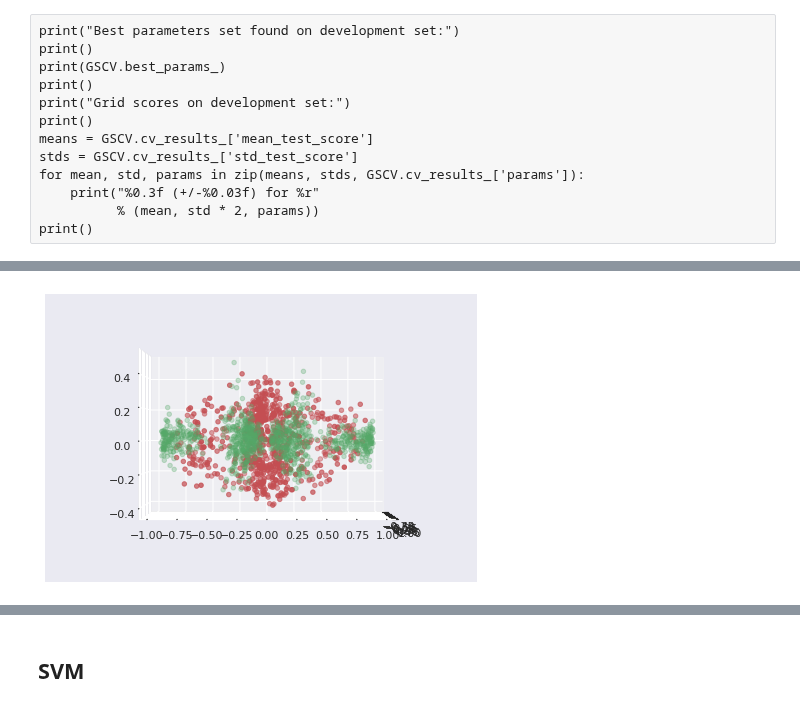
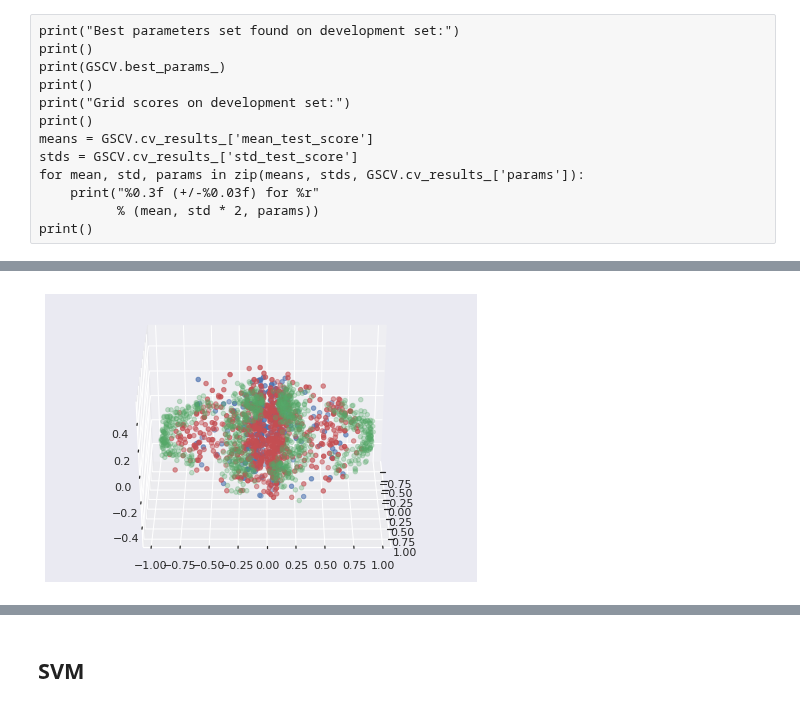
Before and after one commit to Paolo97Gll/bachelor_thesis, a Jupyter notebook: ml_models/ml_model-test.ipynb, the cells around one changed output, grey strips where cells are left out. Drawn from its saved outputs; the diff is of its cells as text; code cells hidden in the pictures.

```diff
--- a/ml_models/ml_model-test.ipynb
+++ b/ml_models/ml_model-test.ipynb
@@ -44,6 +44,8 @@ with pd.HDFStore('../classification/ris/OUT-classified-merged.h5', mode='r') as
                 target = np.concatenate((target, np.zeros(len(in_data[group].to_numpy()))))
             else:
                 print("ERROR.")
+    data = np.concatenate((data, in_data['MULTI_GLITCH'].to_numpy()))
+    target = np.concatenate((target, np.ones(len(in_data['MULTI_GLITCH'].to_numpy()))*2))
 # %% [raw]
 print(data)
 data.sort()
@@ -152,5 +150,5 @@ KeyboardInterrupt:
 # %%
 from sklearn.decomposition import PCA
-pca = PCA(n_components=3)
+pca = PCA(n_components=2)
 from sklearn.preprocessing import normalize
 Xproj = pca.fit_transform(normalize(data))
@@ -157,17 +198,19 @@ Xproj = pca.fit_transform(normalize(data))
 # %%
 import matplotlib.pyplot as plt
 from mpl_toolkits.mplot3d import axes3d, Axes3D #<-- Note the capitalization!
 from IPython.display import display, clear_output
 import time
 fig = plt.figure()
 ax = Axes3D(fig) #<-- Note the difference from your original code...
 
+x_mg = Xproj[target == 2]
 x_g = Xproj[target == 1]
 x_ng = Xproj[target == 0]
 
 ax.scatter3D(x_g[:,0], x_g[:,1], x_g[:,2], color='r')
+ax.scatter3D(x_mg[:,0], x_mg[:,1], x_mg[:,2], color='b')
 ax.scatter3D(x_ng[:,0], x_ng[:,1], x_ng[:,2], alpha=0.3, color='g')
 
-ax.view_init(0, 0)
+ax.view_init(30, 0)
 # %% [output]
-[figure, old version]
+[figure, new version]
```
Also changed, not shown: parts of 7 cells of this notebook.
